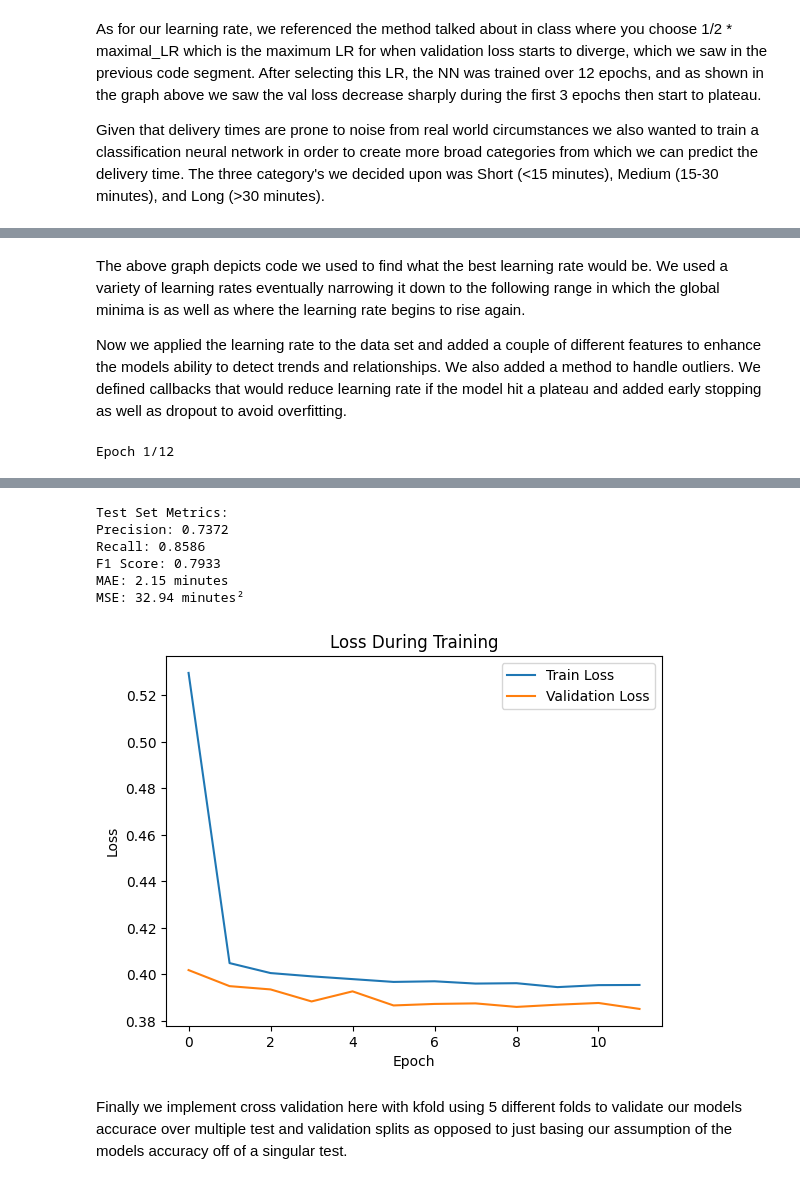
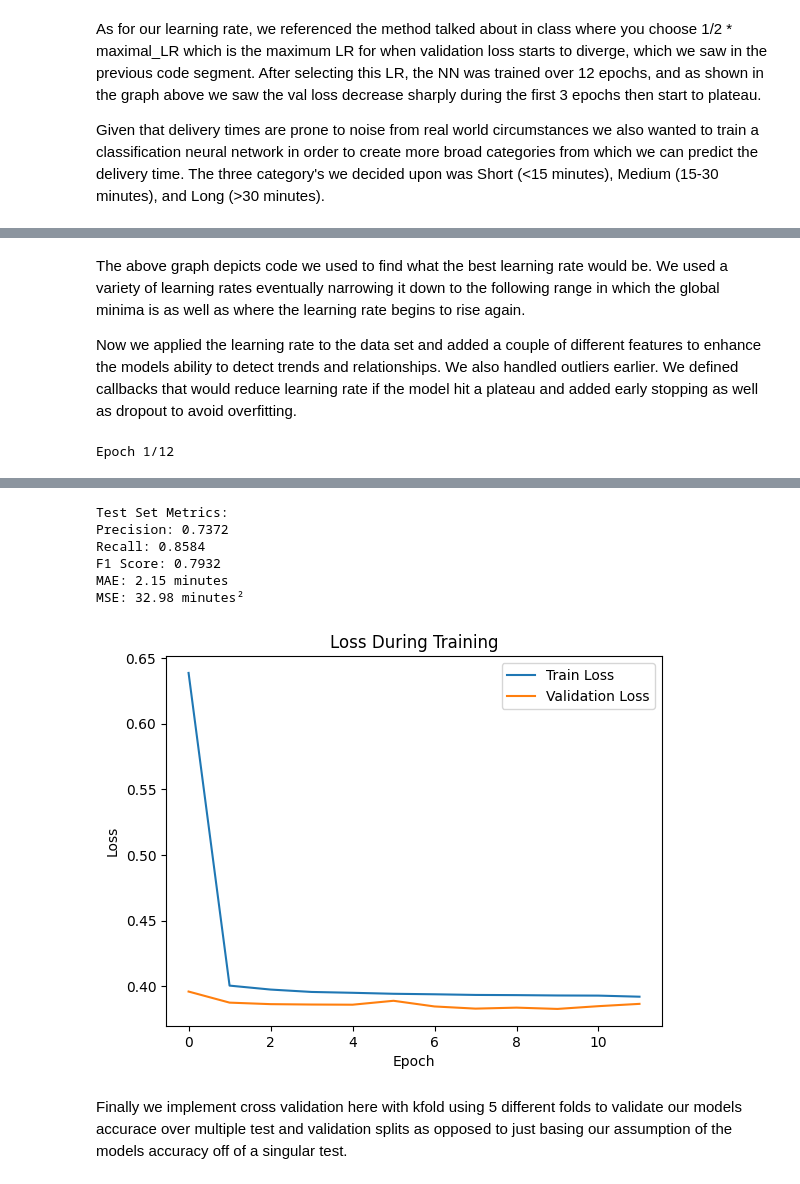
Before and after one commit to zlabute/Data_Dawgs_DoorDash_Project, a Jupyter notebook: CS_M148_Final_Project_Pipeline.ipynb, the cells around one changed output, grey strips where cells are left out. Drawn from its saved outputs; the diff is of its cells as text; code cells hidden in the pictures.

```diff
--- a/CS_M148_Final_Project_Pipeline.ipynb
+++ b/CS_M148_Final_Project_Pipeline.ipynb
@@ -400,35 +390,27 @@ Epoch 3/3
 # %% [markdown]
 The above graph depicts code we used to find what the best learning rate would be. We used a variety of learning rates eventually narrowing it down to the following range in which the global minima is as well as where the learning rate begins to rise again.
 
-Now we applied the learning rate to the data set and added a couple of different features to enhance the models ability to detect trends and relationships. We also added a method to handle outliers. We defined callbacks that would reduce learning rate if the model hit a plateau and added early stopping as well as dropout to avoid overfitting.
+Now we applied the learning rate to the data set and added a couple of different features to enhance the models ability to detect trends and relationships. We also handled outliers earlier. We defined callbacks that would reduce learning rate if the model hit a plateau and added early stopping as well as dropout to avoid overfitting.
 # %%
-# Prepare features and target
 X = cleaned_df[['total_items', 'num_distinct_items', 'Busyness Percentage', 'subtotal', 'total_outstanding_orders']].copy()
 y = cleaned_df['delivery_time_minutes']
 
-# Create interaction features
 X['subtotal_per_item'] = X['subtotal'] / (X['total_items'] + 1)
 X['busyness_item_ratio'] = X['Busyness Percentage'] / (X['total_items'] + 1)
 
-# # Handle outliers
 # X['subtotal'] = mstats.winsorize(X['subtotal'], limits=[0.01, 0.01])
 
-# Categorize target values
 y_categories = pd.cut(y, bins=[0, 15, 30, np.inf], labels=['Short', 'Medium', 'Long'])
 
-# Encode target categories
 label_encoder = LabelEncoder()
 y_encoded = label_encoder.fit_transform(y_categories)
 
-# Scale the features
 scaler_X = StandardScaler()
 X_scaled = scaler_X.fit_transform(X)
 
-# Split the data into train, validation, and test sets
 X_train, X_temp, y_train, y_temp = train_test_split(X_scaled, y_encoded, test_size=0.3, random_state=21)
 X_val, X_test, y_val, y_test = train_test_split(X_temp, y_temp, test_size=0.5, random_state=21)
 
-#define model
 def create_model():
     model = Sequential([
         Dense(128, activation='relu', kernel_regularizer=l2(0.01), input_dim=X.shape[1]),
@@ -441,20 +423,17 @@ def create_model():
         Dropout(0.3),
         Dense(3, activation='softmax')  # 3 output classes: Short, Medium, Long
     ])
-    model.compile(optimizer=Adam(learning_rate=0.002),
+    model.compile(optimizer=Adam(learning_rate=0.001),
                   loss='sparse_categorical_crossentropy',
                   metrics=['accuracy'])
     return model
 
 
-# Initialize the model
 model = create_model()
 
-# Define callbacks
 reduce_lr = ReduceLROnPlateau(monitor='val_loss', factor=0.5, patience=3, min_lr=1e-5)
 early_stopping = EarlyStopping(monitor='val_loss', patience=5, restore_best_weights=True)
 
-# Train the model
 history = model.fit(X_train, y_train,
                     validation_data=(X_val, y_val),
                     epochs=12,
@@ -462,24 +441,19 @@ history = model.fit(X_train, y_train,
                     callbacks=[reduce_lr, early_stopping],
                     verbose=1)
 
-# Make predictions on the test set
 y_pred_prob = model.predict(X_test)
 y_pred_classes = np.argmax(y_pred_prob, axis=1)
 
-# Calculate classification metrics
 precision = precision_score(y_test, y_pred_classes, average='weighted')
 recall = recall_score(y_test, y_pred_classes, average='weighted')
 f1 = f1_score(y_test, y_pred_classes, average='weighted')
 
-# Convert predictions to delivery times for regression metrics
 y_test_actual = [15 if label == 0 else 30 if label == 1 else 45 for label in y_test]
 y_pred_actual = [15 if label == 0 else 30 if label == 1 else 45 for label in y_pred_classes]
 
-# Calculate regression metrics
 mae = mean_absolute_error(y_test_actual, y_pred_actual)
 mse = mean_squared_error(y_test_actual, y_pred_actual)
 
-# Display metrics
 print(f"\nTest Set Metrics:")
 print(f"Precision: {precision:.4f}")
 print(f"Recall: {recall:.4f}")
@@ -487,7 +461,6 @@ print(f"F1 Score: {f1:.4f}")
 print(f"MAE: {mae:.2f} minutes")
 print(f"MSE: {mse:.2f} minutes²")
 
-# Plot training and validation loss
 plt.plot(history.history['loss'], label='Train Loss')
 plt.plot(history.history['val_loss'], label='Validation Loss')
 plt.xlabel('Epoch')
@@ -516,11 +489,11 @@ Epoch 12/12
 746/746 ━━━━━━━━━━━━━━━━━━━━ 1s 2ms/step
 Test Set Metrics:
 Precision: 0.7372
-Recall: 0.8586
-F1 Score: 0.7933
+Recall: 0.8584
+F1 Score: 0.7932
 MAE: 2.15 minutes
-MSE: 32.94 minutes²
+MSE: 32.98 minutes²
-[figure, old version]
+[figure, new version]
 # %% [markdown]
 Finally we implement cross validation here with kfold using 5 different folds to validate our models accurace over multiple test and validation splits as opposed to just basing our assumption of the models accuracy off of a singular test.
 # %%
```
Also changed, not shown: parts of 4 cells of this notebook.
